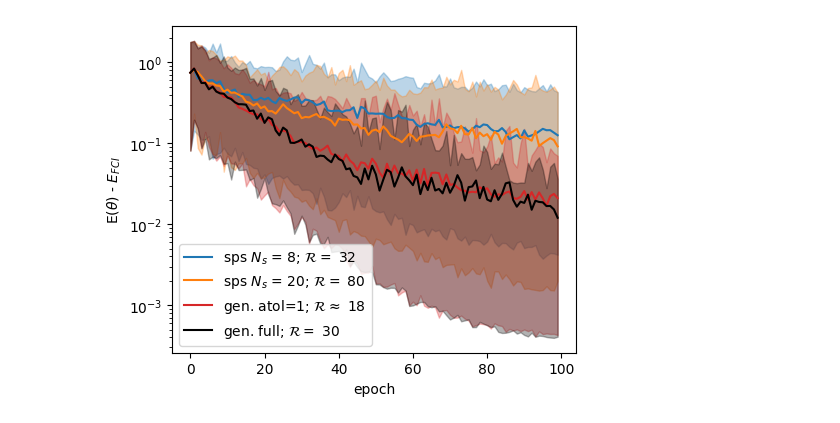
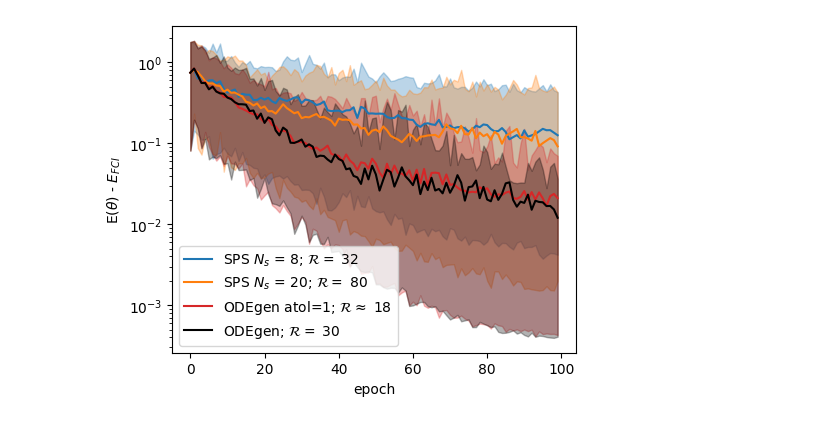
Before and after one commit to XanaduAI/Analytic_Pulse_Gradients, a Jupyter notebook: VQE_HeHplus/VQE_HeHplus.ipynb, the cells around one changed output. Cells and saved outputs as stored; diff of their text form; code cells hidden in the pictures.

Commit message:
update terminology generator method => ODEgen

```diff
--- a/VQE_HeHplus/VQE_HeHplus.ipynb
+++ b/VQE_HeHplus/VQE_HeHplus.ipynb
@@ -14,13 +14,13 @@ H_obj = qml.Hamiltonian(jnp.array(H_obj.coeffs), H_obj.ops)
 E_exact = data.fci_energy
 # %%
 energy_jax = np.zeros((100, 100))
-energy_generator = np.zeros((100, 100))
+energy_odegen = np.zeros((100, 100))
 energy_ps = np.zeros((2, 100, 100))
 for i in range(100):
     dat = np.load(f"data/VQE_Maryland__HeH_jax_{i}.npz", allow_pickle=True)
     energy_jax[i] = dat["energy"]
     dat = np.load(f"data/VQE__HeH+-1.78_atol-1_{i}.npz", allow_pickle=True)
-    energy_generator[i] = dat["energy"]
+    energy_odegen[i] = dat["energy"]
     dat = np.load(f"data/VQE_Maryland__HeH+-1.78_ps-split-8_{i}.npz", allow_pickle=True)
     energy_ps[0, i] = dat["energy"]
     dat = np.load(f"data/VQE_Maryland__HeH+-1.78_ps-split-20_{i}.npz", allow_pickle=True)
@@ -29,15 +29,15 @@ for i in range(100):
     # energy_ps[2, i] = dat["energy"]
 theta = dat["theta"]
 energy_jax = energy_jax - E_exact
-energy_generator = energy_generator - E_exact
+energy_odegen = energy_odegen - E_exact
 energy_ps = energy_ps - E_exact
 # %%
 y_ps_var = np.std(energy_ps, axis=1)
 y_ps_mean = np.mean(energy_ps, axis=1)
 y_jax_var = np.std(energy_jax, axis=0)
 y_jax_mean = np.mean(energy_jax, axis=0)
-y_generator_var = np.std(energy_generator, axis=0)
-y_generator_mean = np.mean(energy_generator, axis=0)
+y_odegen_var = np.std(energy_odegen, axis=0)
+y_odegen_mean = np.mean(energy_odegen, axis=0)
 
 lower_percentile_ps = np.percentile(energy_ps, 5, axis=1)  # 5th percentile (90% below)
 upper_percentile_ps = np.percentile(energy_ps, 95, axis=1)  # 95th percentile (90% above)
@@ -45,34 +45,34 @@ upper_percentile_ps = np.percentile(energy_ps, 95, axis=1)  # 95th percentile (9
 lower_percentile_jax = np.percentile(energy_jax, 5, axis=0)  # 5th percentile (90% below)
 upper_percentile_jax = np.percentile(energy_jax, 95, axis=0)  # 95th percentile (90% above)
 
-lower_percentile_generator = np.percentile(energy_generator, 5, axis=0)  # 5th percentile (90% below)
-upper_percentile_generator = np.percentile(energy_generator, 95, axis=0)  # 95th percentile (90% above)
+lower_percentile_odegen = np.percentile(energy_odegen, 5, axis=0)  # 5th percentile (90% below)
+upper_percentile_odegen = np.percentile(energy_odegen, 95, axis=0)  # 95th percentile (90% above)
 # %%
 fig, ax = plt.subplots(figsize=(5,4))
 color = ["tab:blue", "tab:orange", "k", "tab:red", "tab:cyan", "tab:pink"]
 x = np.arange(100)
 n_splits = [8, 20]
 Rs = [32, 80]
 
-ax.plot(x, y_ps_mean[0], "-", markersize=3, label=f"sps $N_s$ = {n_splits[0]}; $\\mathcal{{R}} =$ {Rs[0]}", color=color[0])
+ax.plot(x, y_ps_mean[0], "-", markersize=3, label=f"SPS $N_s$ = {n_splits[0]}; $\\mathcal{{R}} =$ {Rs[0]}", color=color[0])
 ax.fill_between(x, lower_percentile_ps[0], upper_percentile_ps[0], alpha=0.3, color=color[0])
 
-ax.plot(x, y_ps_mean[1], "-", label=f"sps $N_s$ = {n_splits[1]}; $\\mathcal{{R}} =$ {Rs[1]}", color=color[1])
+ax.plot(x, y_ps_mean[1], "-", label=f"SPS $N_s$ = {n_splits[1]}; $\\mathcal{{R}} =$ {Rs[1]}", color=color[1])
 ax.fill_between(x, lower_percentile_ps[1], upper_percentile_ps[1], alpha=0.3, color=color[1])
 
-ax.plot(x, y_generator_mean, "-", markersize=5, label="gen. atol=1; $\\mathcal{R} \\approx$ 18", color=color[3])
-ax.fill_between(x, lower_percentile_generator, upper_percentile_generator, alpha=0.3, color=color[3])
+ax.plot(x, y_odegen_mean, "-", markersize=5, label="ODEgen atol=1; $\\mathcal{R} \\approx$ 18", color=color[3])
+ax.fill_between(x, lower_percentile_odegen, upper_percentile_odegen, alpha=0.3, color=color[3])
 
-ax.plot(x, y_jax_mean, "-", markersize=5, label="gen. full; $\\mathcal{R} =$ 30", color=color[2])
+ax.plot(x, y_jax_mean, "-", markersize=5, label="ODEgen; $\\mathcal{R} =$ 30", color=color[2])
 ax.fill_between(x, lower_percentile_jax, upper_percentile_jax, alpha=0.3, color=color[2])
 
 ax.legend(loc=3)
 ax.set_ylabel("E($\\theta$) - $E_{{FCI}}$")
 ax.set_xlabel("epoch")
 
 ax.set_yscale("log")
 
 plt.tight_layout()
 plt.savefig("VQE_HeHplus.png", dpi=1000)
 # %% [output]
-[figure, old version]
+[figure, new version]
```
Also changed, not shown: 4 other files.
